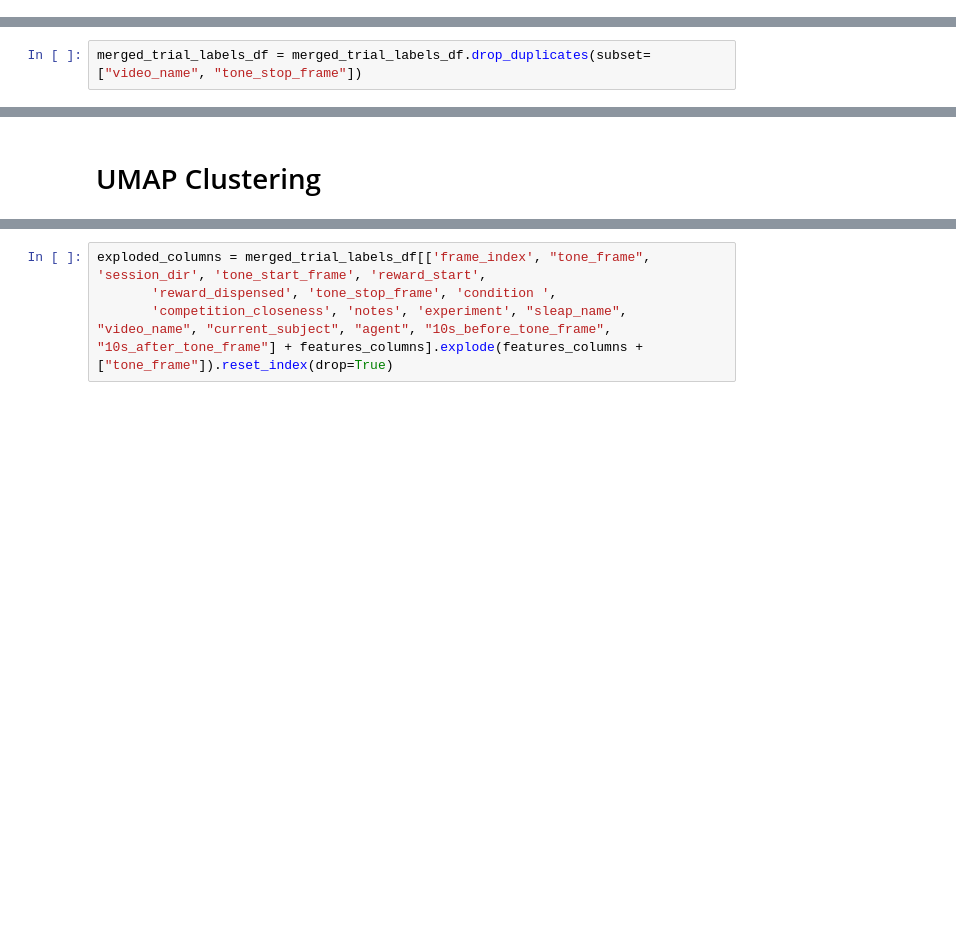
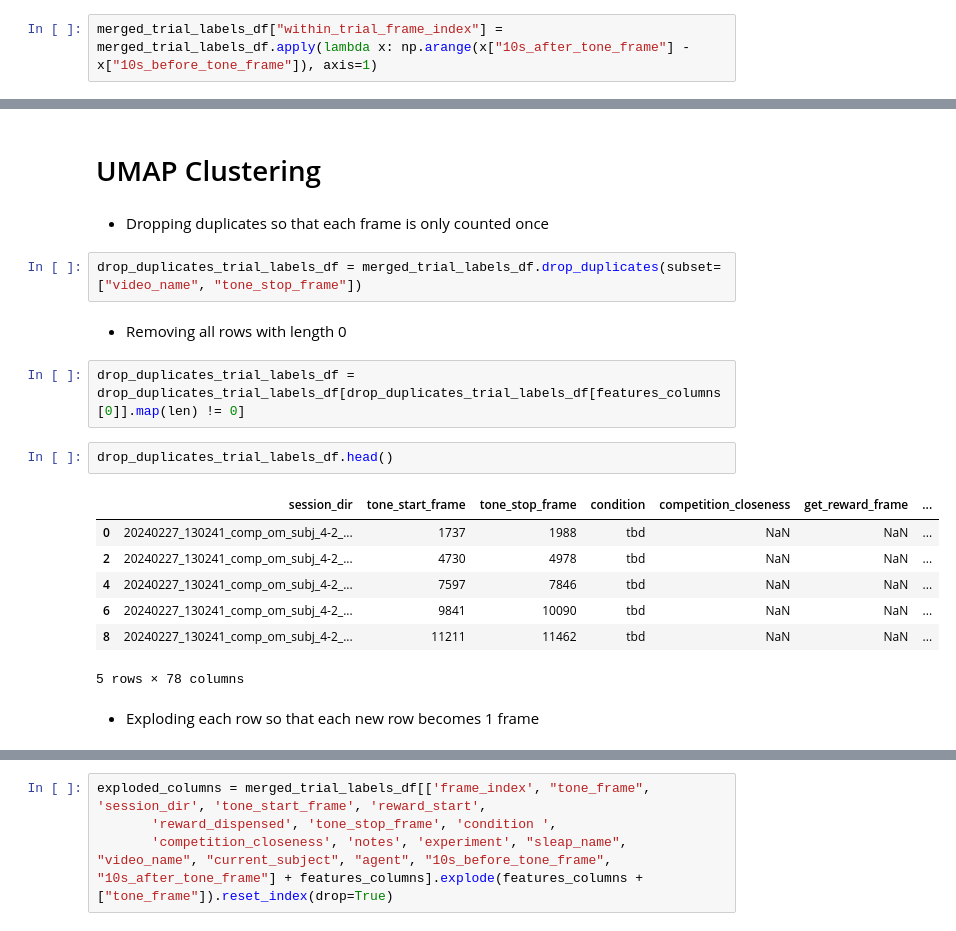
Before and after one commit to padillacoreanolab/reward_comp_ext, a Jupyter notebook: results/2024_06_26_sleap_clustering/HPC_trial_only_filtering_sleap_feature_analysis.ipynb, the cells around one changed output, grey strips where cells are left out. Drawn from its saved outputs; the diff is of its cells as text; blank space fills up the shorter version.

```diff
--- a/results/2024_06_26_sleap_clustering/HPC_trial_only_filtering_sleap_feature_analysis.ipynb
+++ b/results/2024_06_26_sleap_clustering/HPC_trial_only_filtering_sleap_feature_analysis.ipynb
@@ -1753 +1803,3 @@ features_columns
+# %%
+merged_trial_labels_df["within_trial_frame_index"] = merged_trial_labels_df.apply(lambda x: np.arange(x["10s_after_tone_frame"] - x["10s_before_tone_frame"]), axis=1)
 # %%
@@ -1761,2 +1813,0 @@ merged_trial_labels_df.head()
-# %%
-merged_trial_labels_df = merged_trial_labels_df.drop_duplicates(subset=["video_name", "tone_stop_frame"])
@@ -1773,3 +1814,23 @@ merged_trial_labels_df["video_name"].unique()
 # %% [markdown]
 # UMAP Clustering
+# %% [markdown]
+- Dropping duplicates so that each frame is only counted once
+# %%
+drop_duplicates_trial_labels_df = merged_trial_labels_df.drop_duplicates(subset=["video_name", "tone_stop_frame"])
+# %% [markdown]
+- Removing all rows with length 0
+# %%
+drop_duplicates_trial_labels_df = drop_duplicates_trial_labels_df[drop_duplicates_trial_labels_df[features_columns[0]].map(len) != 0]
+# %%
+drop_duplicates_trial_labels_df.head()
+# %% [output]
+|  | session_dir | tone_start_frame | tone_stop_frame | condition | competition_closeness | get_reward_frame | ... |
+| 0 | 20240227_130241_comp_om_subj_4-2_... | 1737 | 1988 | tbd | NaN | NaN | ... |
+| 2 | 20240227_130241_comp_om_subj_4-2_... | 4730 | 4978 | tbd | NaN | NaN | ... |
+| 4 | 20240227_130241_comp_om_subj_4-2_... | 7597 | 7846 | tbd | NaN | NaN | ... |
+| 6 | 20240227_130241_comp_om_subj_4-2_... | 9841 | 10090 | tbd | NaN | NaN | ... |
+| 8 | 20240227_130241_comp_om_subj_4-2_... | 11211 | 11462 | tbd | NaN | NaN | ... |
+5 rows × 78 columns
+# %% [markdown]
+- Exploding each row so that each new row becomes 1 frame
 # %%
```
Also changed, not shown: parts of 27 cells of this notebook, 1 other file.
